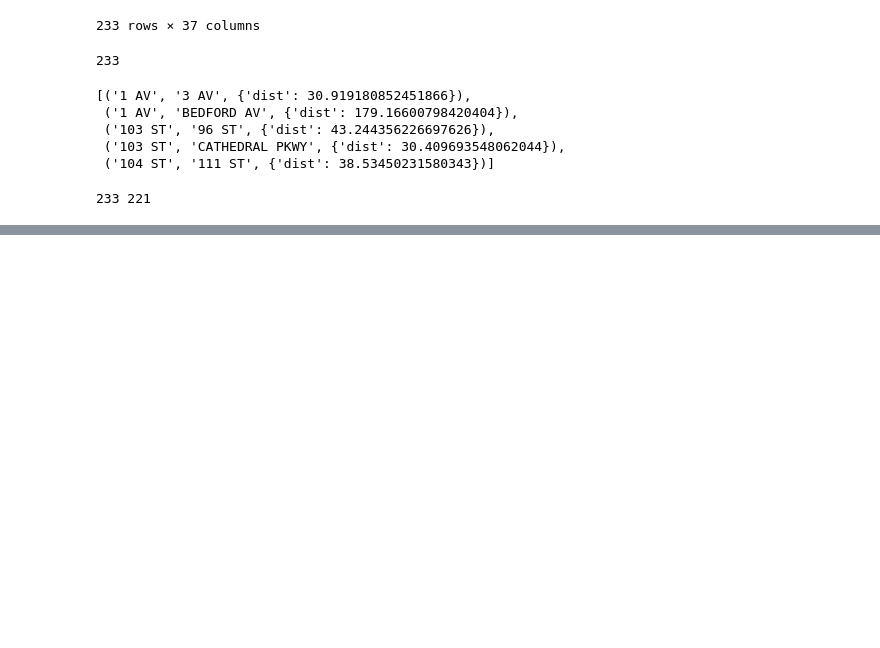
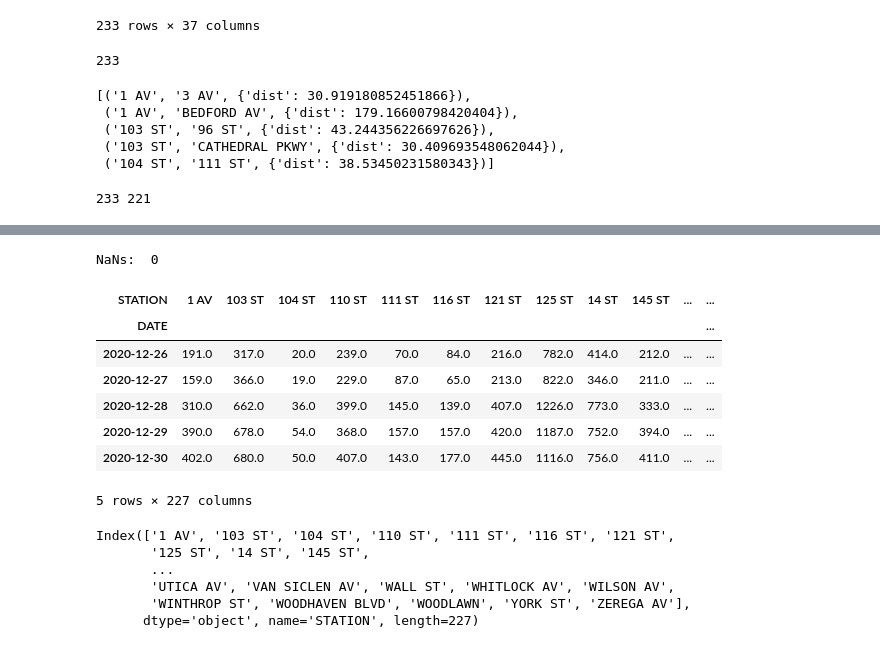
Before and after one commit to Eldervald/traffic-extrapolation, a Jupyter notebook: mta/data_preparation.ipynb, the cells around one changed output, grey strips where cells are left out. Drawn from its saved outputs; the diff is of its cells as text; code cells hidden in the pictures; blank space fills up the shorter version.

```diff
--- a/mta/data_preparation.ipynb
+++ b/mta/data_preparation.ipynb
@@ -249,0 +284,24 @@ nx.readwrite.write_gpickle(G, 'data/network.gpickle')
+# %%
+mta_pivot.fillna(mta_pivot.interpolate(method="spline", order=2), inplace=True)
+print('NaNs: ', mta_pivot.isna().sum().sum())
+mta_pivot.head()
+# %% [output]
+NaNs:  0
+| STATION | 1 AV | 103 ST | 104 ST | 110 ST | 111 ST | 116 ST | 121 ST | 125 ST | 14 ST | 145 ST | ... | ... |
+| DATE |  |  |  |  |  |  |  |  |  |  |  | ... |
+| 2020-12-26 | 191.0 | 317.0 | 20.0 | 239.0 | 70.0 | 84.0 | 216.0 | 782.0 | 414.0 | 212.0 | ... | ... |
+| 2020-12-27 | 159.0 | 366.0 | 19.0 | 229.0 | 87.0 | 65.0 | 213.0 | 822.0 | 346.0 | 211.0 | ... | ... |
+| 2020-12-28 | 310.0 | 662.0 | 36.0 | 399.0 | 145.0 | 139.0 | 407.0 | 1226.0 | 773.0 | 333.0 | ... | ... |
+| 2020-12-29 | 390.0 | 678.0 | 54.0 | 368.0 | 157.0 | 157.0 | 420.0 | 1187.0 | 752.0 | 394.0 | ... | ... |
+| 2020-12-30 | 402.0 | 680.0 | 50.0 | 407.0 | 143.0 | 177.0 | 445.0 | 1116.0 | 756.0 | 411.0 | ... | ... |
+5 rows × 227 columns
+# %%
+stations = mta_pivot.columns
+stations
+# %% [output]
+Index(['1 AV', '103 ST', '104 ST', '110 ST', '111 ST', '116 ST', '121 ST',
+       '125 ST', '14 ST', '145 ST',
+       ...
+       'UTICA AV', 'VAN SICLEN AV', 'WALL ST', 'WHITLOCK AV', 'WILSON AV',
+       'WINTHROP ST', 'WOODHAVEN BLVD', 'WOODLAWN', 'YORK ST', 'ZEREGA AV'],
+      dtype='object', name='STATION', length=227)
```
Also changed, not shown: parts of 8 cells of this notebook, 1 other file.
